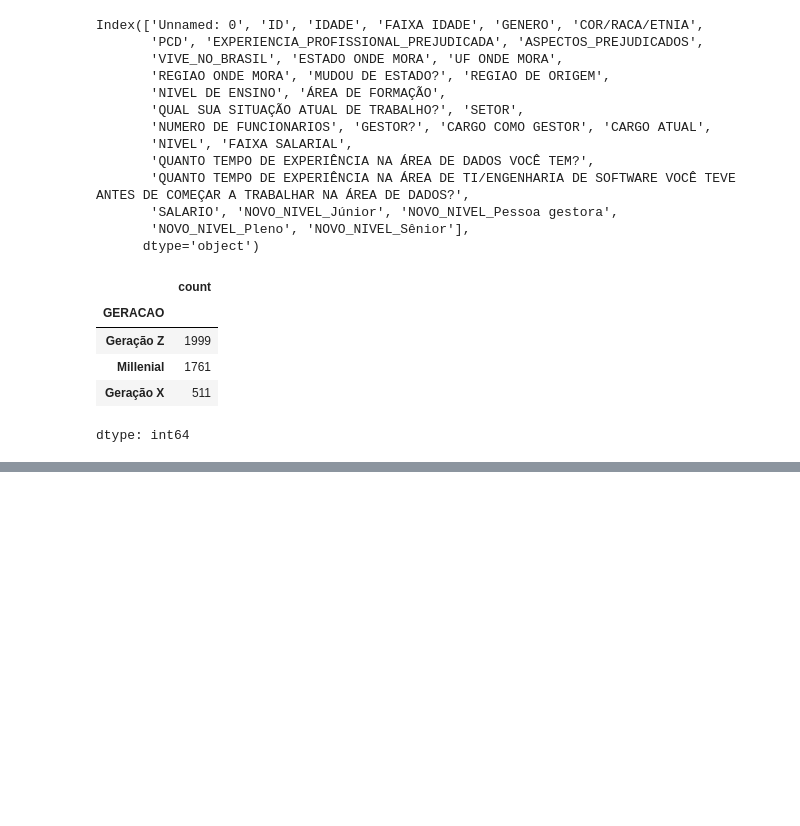
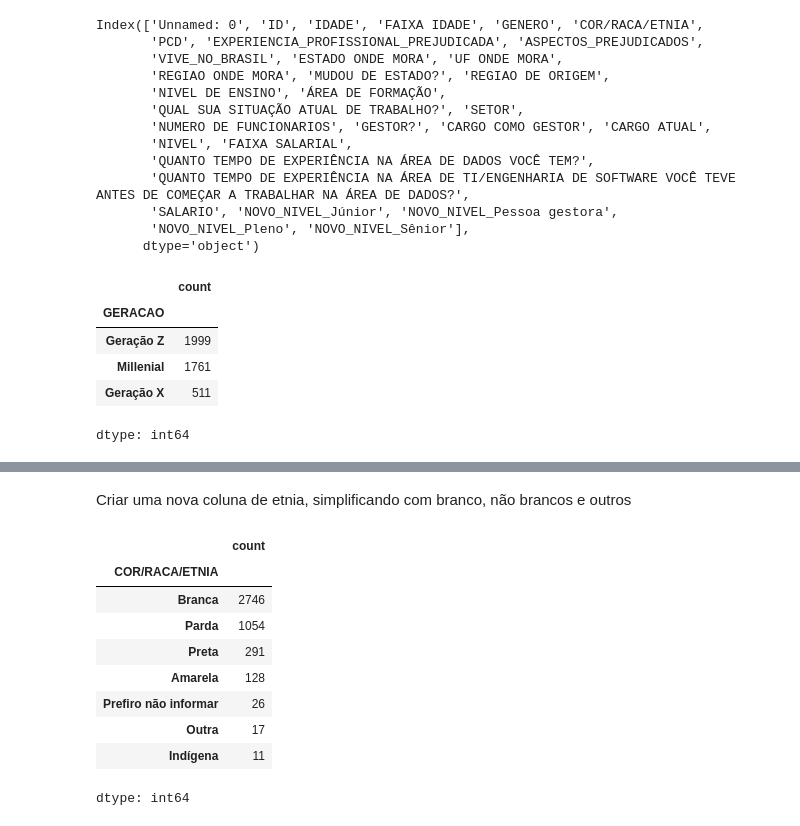
Before and after one commit to Eliane-orlandin/PrograMaria, a Jupyter notebook: analise_dados_colab.ipynb, the cells around one changed output, grey strips where cells are left out. Cells and saved outputs as stored; diff of their text form; code cells hidden in the pictures; blank space fills up the shorter version.

```diff
--- a/analise_dados_colab.ipynb
+++ b/analise_dados_colab.ipynb
@@ -1013,0 +1025,2 @@ dtype: int64
+# %%
+dados = dados.merge(dados2, on="ID", how="left")
@@ -1013,0 +1057,2 @@ dtype: int64
+# %%
+dados['EM_BUSCA'] = dados['Você pretende mudar de emprego nos próximos 6 meses?'].str.contains('em busca', case=False)
@@ -1013,0 +1067,2 @@ dtype: int64
+# %%
+dados['ABERTO_OPORTUNIDADE'] = dados['Você pretende mudar de emprego nos próximos 6 meses?'].str.contains('aberto', case=False)
@@ -1013,0 +1077,15 @@ dtype: int64
+# %% [markdown]
+Criar uma nova coluna de etnia, simplificando com branco, não brancos e outros
+# %%
+dados['COR/RACA/ETNIA'].value_counts()
+# %% [output]
+|  | count |
+| COR/RACA/ETNIA |  |
+| Branca | 2746 |
+| Parda | 1054 |
+| Preta | 291 |
+| Amarela | 128 |
+| Prefiro não informar | 26 |
+| Outra | 17 |
+| Indígena | 11 |
+dtype: int64
```
Also changed, not shown: parts of 10 cells of this notebook.
